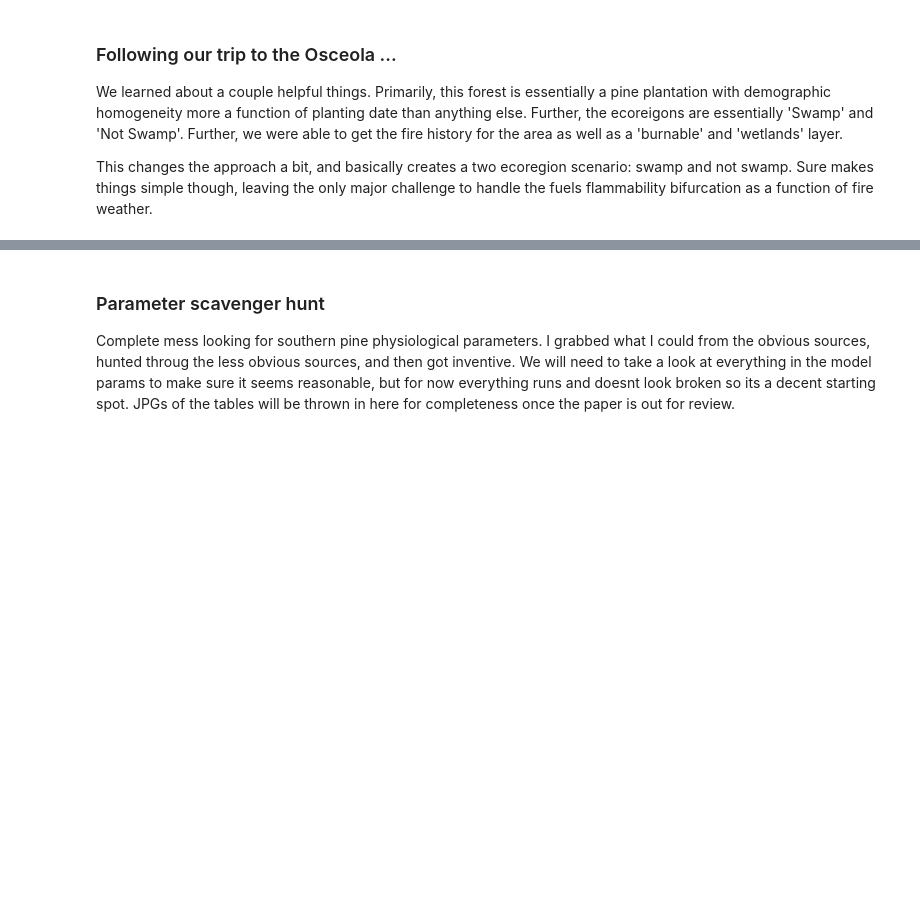
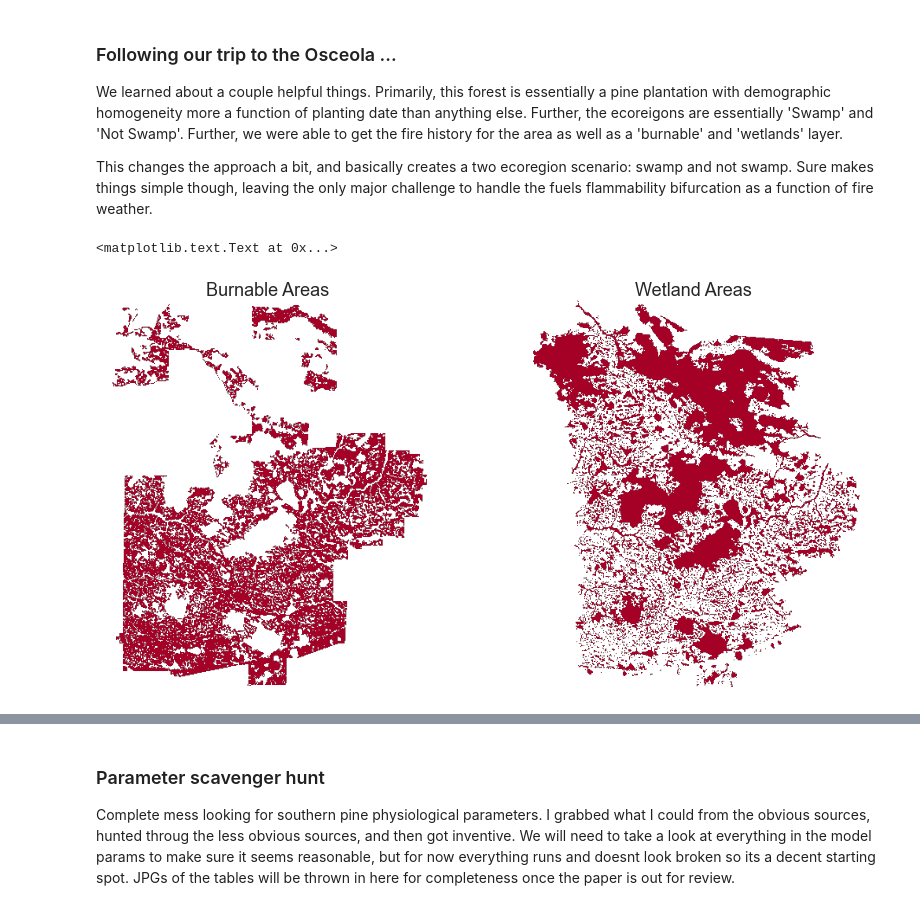
Before and after one commit to djkrofch/Osceola, a Jupyter notebook: Osceola_ModelSetup.ipynb, the cells around one changed output, grey strips where cells are left out. Saved outputs shown, nothing was run; the diff lists cells and outputs as text; code cells hidden in the pictures; blank space fills up the shorter version.

```diff
--- a/Osceola_ModelSetup.ipynb
+++ b/Osceola_ModelSetup.ipynb
@@ -310,0 +309,15 @@ This changes the approach a bit, and basically creates a two ecoregion scenario:
+# %%
+burnableArea = importRaster('H:\BurnableArea.tif')
+wetlandArea = importRaster('H:\WetlandAreas.tif')
+
+burnableArea[burnableArea == 255] = np.nan
+wetlandArea[wetlandArea == 255] = np.nan
+
+f, (ax1, ax2) = plt.subplots(1,2, figsize = (14,7))
+plotRaster(burnableArea, ax = ax1, cmap = 'RdYlBu')
+plotRaster(wetlandArea, ax = ax2, cmap = 'RdYlBu')
+ax1.set_title('Burnable Areas')
+ax2.set_title('Wetland Areas')
+# %% [output]
+<matplotlib.text.Text at 0x...>
+[figure, added]
```
Also changed, not shown: parts of 6 cells of this notebook.
